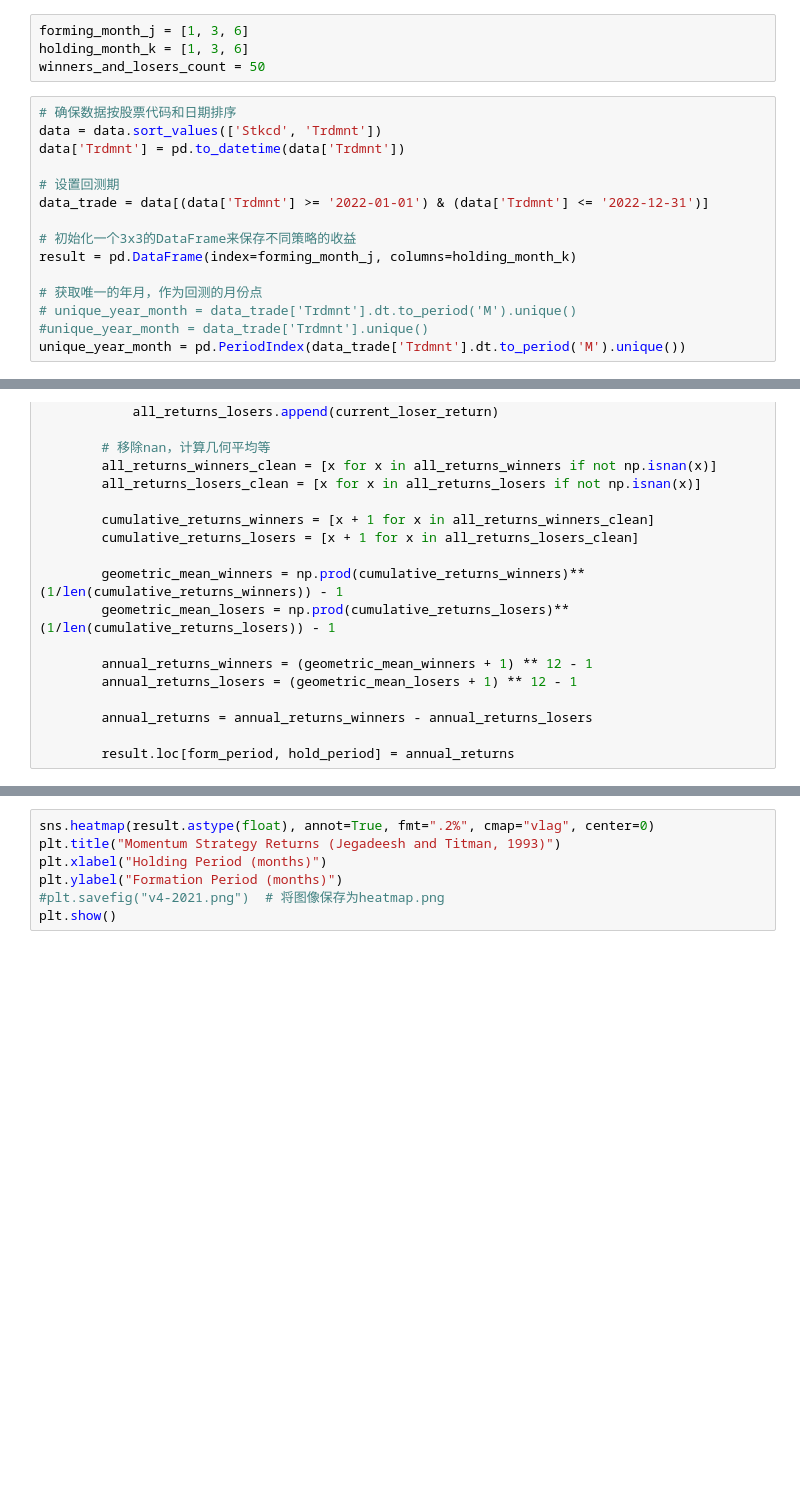
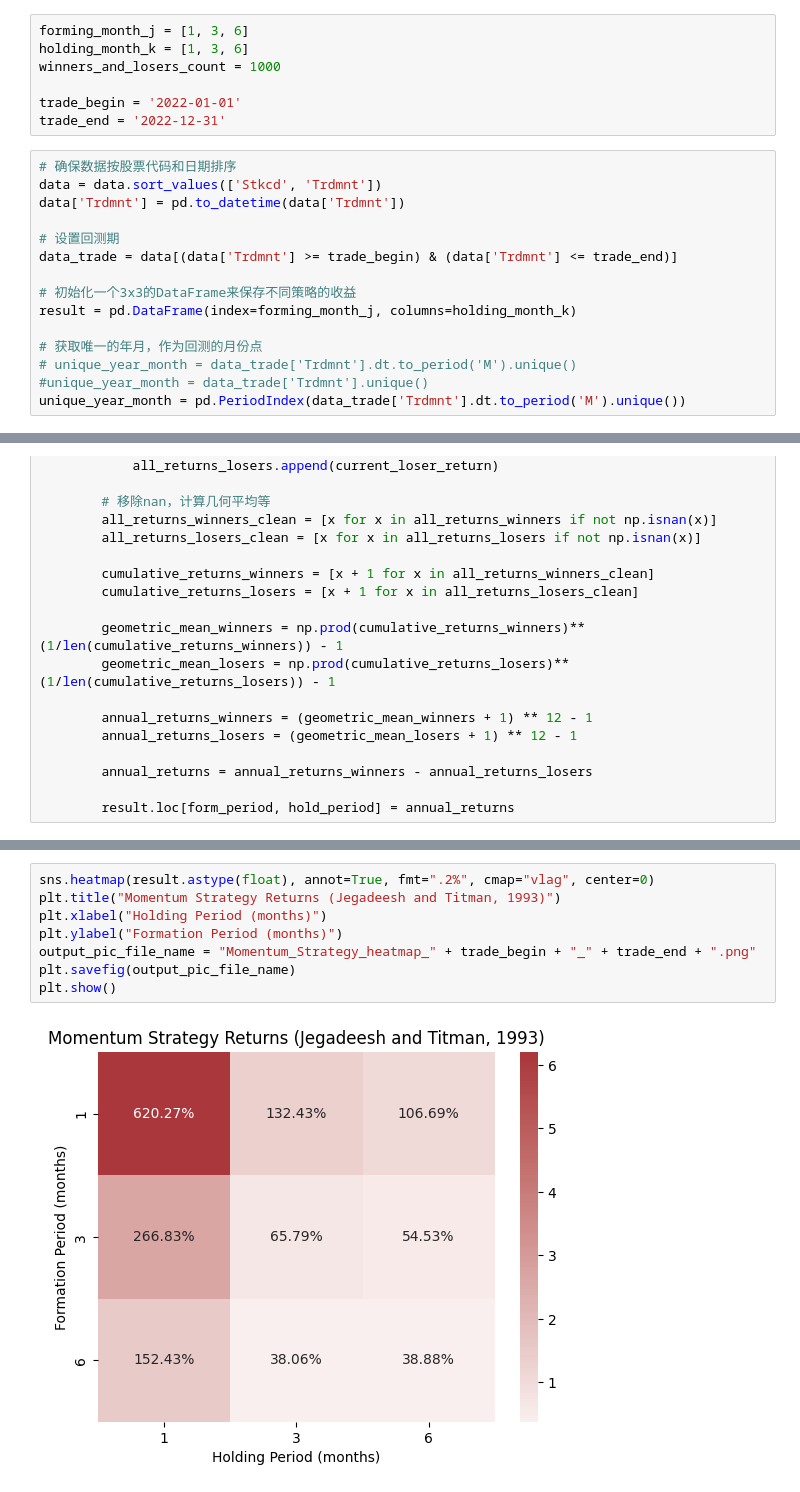
Before and after one commit to HenryK39B5/Momentum_Strategy_20231008, a Jupyter notebook: v4-Momentum_Strategy.ipynb, the cells around one changed output, grey strips where cells are left out. Drawn from its saved outputs; the diff is of its cells as text; blank space fills up the shorter version.

```diff
--- a/v4-Momentum_Strategy.ipynb
+++ b/v4-Momentum_Strategy.ipynb
@@ -15,14 +15,17 @@ data = data.drop(['Markettype'], axis=1)
 # %%
 forming_month_j = [1, 3, 6]
 holding_month_k = [1, 3, 6]
-winners_and_losers_count = 50
+winners_and_losers_count = 1000
+
+trade_begin = '2022-01-01'
+trade_end = '2022-12-31'
 # %%
 # 确保数据按股票代码和日期排序
 data = data.sort_values(['Stkcd', 'Trdmnt'])
 data['Trdmnt'] = pd.to_datetime(data['Trdmnt'])
 
 # 设置回测期
-data_trade = data[(data['Trdmnt'] >= '2022-01-01') & (data['Trdmnt'] <= '2022-12-31')]
+data_trade = data[(data['Trdmnt'] >= trade_begin) & (data['Trdmnt'] <= trade_end)]
 
 # 初始化一个3x3的DataFrame来保存不同策略的收益
 result = pd.DataFrame(index=forming_month_j, columns=holding_month_k)
@@ -117,7 +127,10 @@ for form_period in forming_month_j:
 # %%
 sns.heatmap(result.astype(float), annot=True, fmt=".2%", cmap="vlag", center=0)
 plt.title("Momentum Strategy Returns (Jegadeesh and Titman, 1993)")
 plt.xlabel("Holding Period (months)")
 plt.ylabel("Formation Period (months)")
-#plt.savefig("v4-2021.png")  # 将图像保存为heatmap.png
+output_pic_file_name = "Momentum_Strategy_heatmap_" + trade_begin + "_" + trade_end + ".png"
+plt.savefig(output_pic_file_name)
 plt.show()
+# %% [output]
+[figure, added]
```
Also changed, not shown: parts of 1 cell of this notebook.
